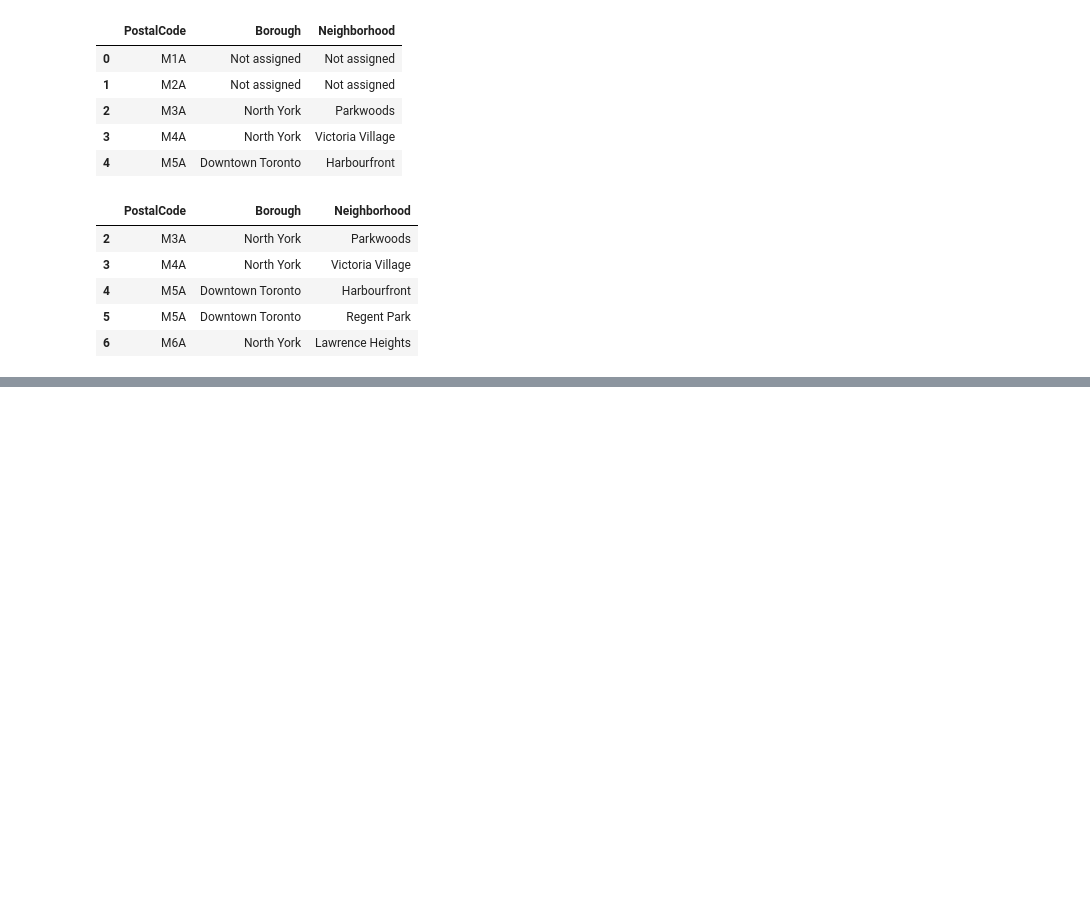
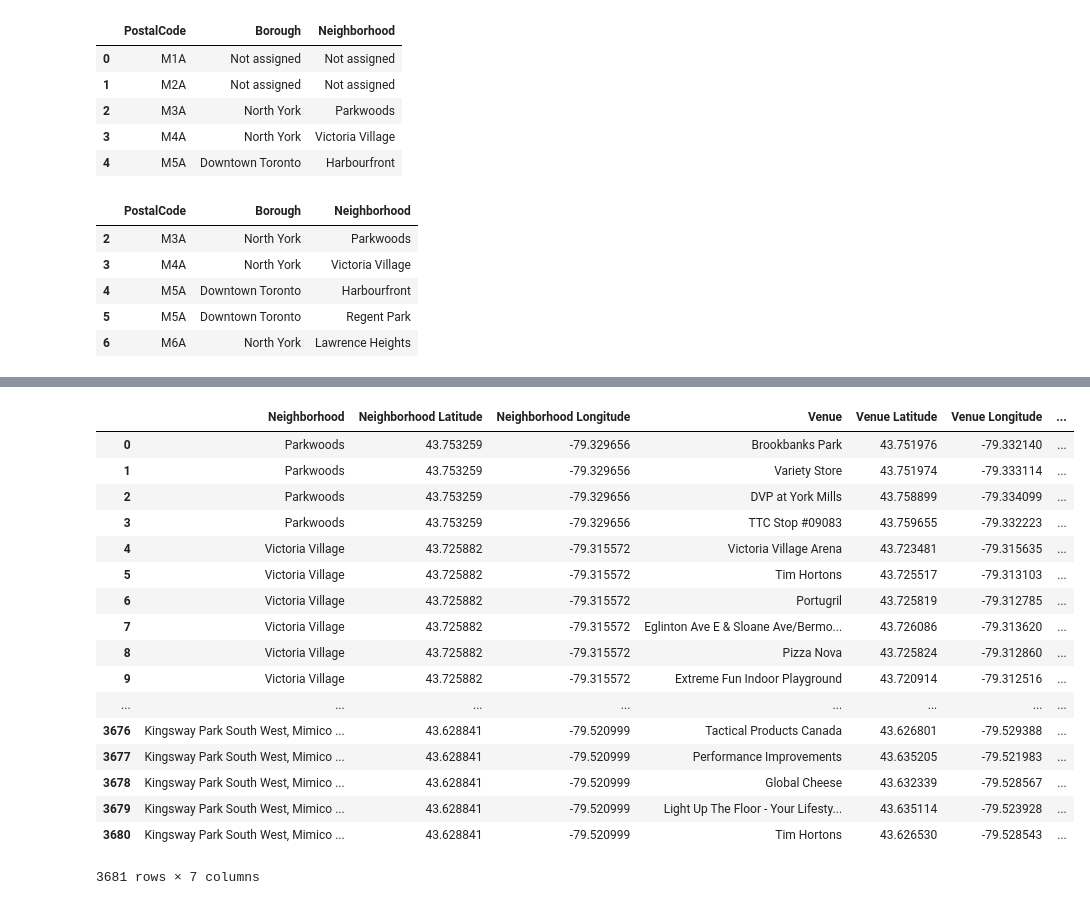
Before and after one commit to sdamolini/coursera_capstone, a Jupyter notebook: Capstone.ipynb, the cells around one changed output, grey strips where cells are left out. Saved outputs shown, nothing was run; the diff lists cells and outputs as text; code cells hidden in the pictures; blank space fills up the shorter version.

```diff
--- a/Capstone.ipynb
+++ b/Capstone.ipynb
@@ -117,0 +218,11 @@ dfs.head(5)
+# %%
+venues= d['response']['groups'][0]['items']
+# %%
+from pandas.io.json import json_normalize
+nearby_venues = json_normalize(venues) # flatten JSON
+
+# filter columns
+filtered_columns = ['venue.name', 'venue.categories', 'venue.location.lat', 'venue.location.lng']
+nearby_venues =nearby_venues.loc[:, filtered_columns]
+
+nearby_venues
@@ -117,0 +247,7 @@ dfs.head(5)
+# %%
+nearby_venues['venue.categories'] = nearby_venues['venue.categories'].apply(lambda x: x[0]['name'])
+
+# clean columns
+nearby_venues.columns = [col.split(".")[-1] for col in nearby_venues.columns]
+
+nearby_venues.head()
@@ -117,0 +307,6 @@ dfs.head(5)
+# %%
+LIMIT = 100
+max_iter = 99999 # limit the number of results at first
+radius=750
+
+toronto_venues = getNearbyVenues(names=dfs['Neighborhood'], latitudes=dfs['Latitude'], longitudes=dfs['Longitude'], radius=radius, max_iter=max_iter)
@@ -117,0 +331,21 @@ dfs.head(5)
+# %%
+toronto_venues
+# %% [output]
+|  | Neighborhood | Neighborhood Latitude | Neighborhood Longitude | Venue | Venue Latitude | Venue Longitude | ... |
+| 0 | Parkwoods | 43.753259 | -79.329656 | Brookbanks Park | 43.751976 | -79.332140 | ... |
+| 1 | Parkwoods | 43.753259 | -79.329656 | Variety Store | 43.751974 | -79.333114 | ... |
+| 2 | Parkwoods | 43.753259 | -79.329656 | DVP at York Mills | 43.758899 | -79.334099 | ... |
+| 3 | Parkwoods | 43.753259 | -79.329656 | TTC Stop #09083 | 43.759655 | -79.332223 | ... |
+| 4 | Victoria Village | 43.725882 | -79.315572 | Victoria Village Arena | 43.723481 | -79.315635 | ... |
+| 5 | Victoria Village | 43.725882 | -79.315572 | Tim Hortons | 43.725517 | -79.313103 | ... |
+| 6 | Victoria Village | 43.725882 | -79.315572 | Portugril | 43.725819 | -79.312785 | ... |
+| 7 | Victoria Village | 43.725882 | -79.315572 | Eglinton Ave E & Sloane Ave/Bermo... | 43.726086 | -79.313620 | ... |
+| 8 | Victoria Village | 43.725882 | -79.315572 | Pizza Nova | 43.725824 | -79.312860 | ... |
+| 9 | Victoria Village | 43.725882 | -79.315572 | Extreme Fun Indoor Playground | 43.720914 | -79.312516 | ... |
+| ... | ... | ... | ... | ... | ... | ... | ... |
+| 3676 | Kingsway Park South West, Mimico ... | 43.628841 | -79.520999 | Tactical Products Canada | 43.626801 | -79.529388 | ... |
+| 3677 | Kingsway Park South West, Mimico ... | 43.628841 | -79.520999 | Performance Improvements | 43.635205 | -79.521983 | ... |
+| 3678 | Kingsway Park South West, Mimico ... | 43.628841 | -79.520999 | Global Cheese | 43.632339 | -79.528567 | ... |
+| 3679 | Kingsway Park South West, Mimico ... | 43.628841 | -79.520999 | Light Up The Floor - Your Lifesty... | 43.635114 | -79.523928 | ... |
+| 3680 | Kingsway Park South West, Mimico ... | 43.628841 | -79.520999 | Tim Hortons | 43.626530 | -79.528543 | ... |
+3681 rows × 7 columns
```
Also changed, not shown: parts of 31 cells of this notebook.
